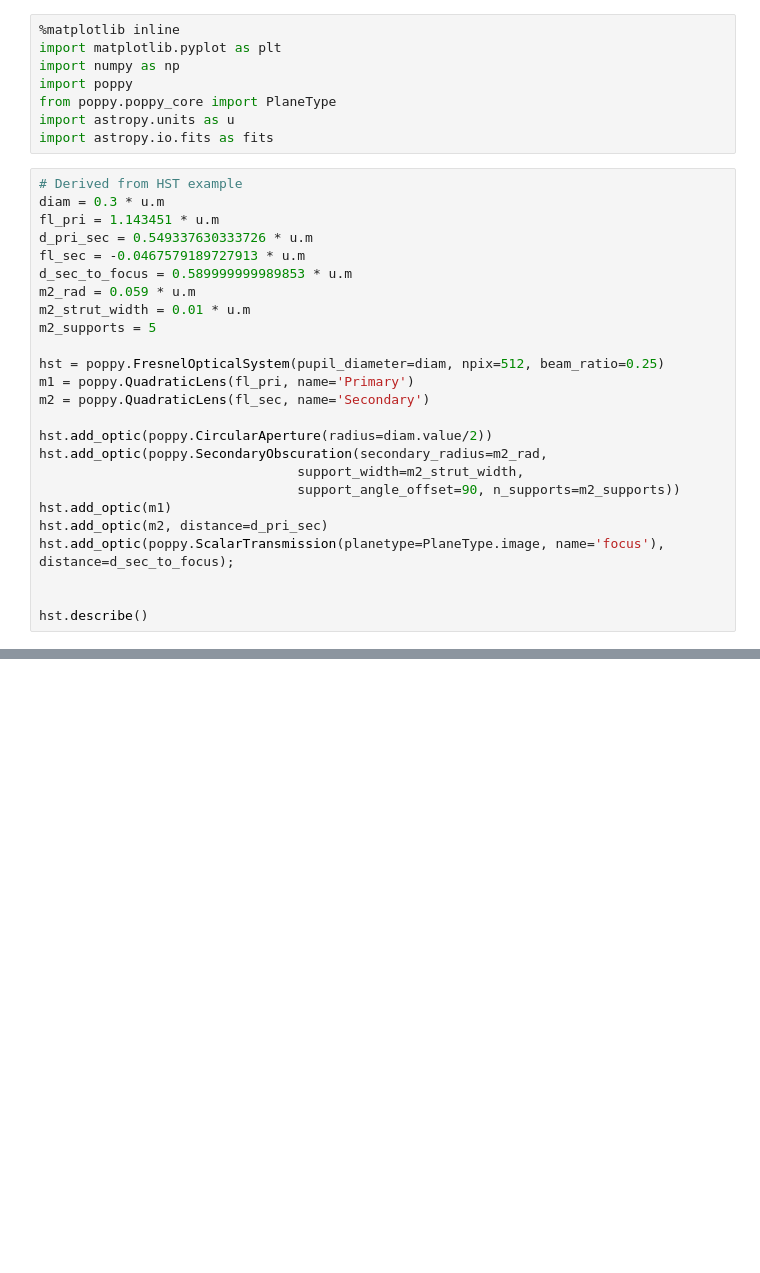
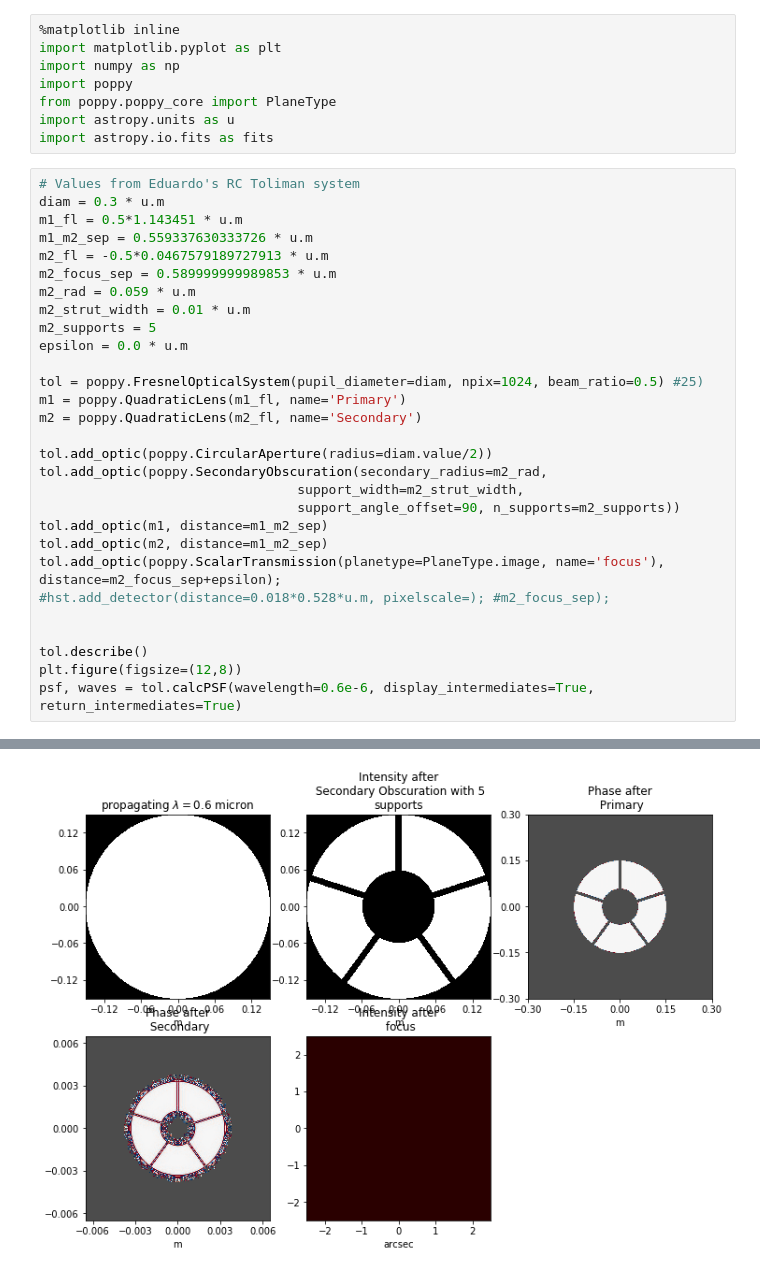
Before and after one commit to benjaminpope/toliman, a Jupyter notebook: hst_fresnel_toliman.ipynb, the cells around one changed output, grey strips where cells are left out. Cells and saved outputs as stored; diff of their text form; blank space fills up the shorter version.

```diff
--- a/hst_fresnel_toliman.ipynb
+++ b/hst_fresnel_toliman.ipynb
@@ -7,29 +11,33 @@ from poppy.poppy_core import PlaneType
 import astropy.units as u
 import astropy.io.fits as fits
 # %%
-# Derived from HST example
+# Values from Eduardo's RC Toliman system
 diam = 0.3 * u.m
-fl_pri = 1.143451 * u.m
-d_pri_sec = 0.549337630333726 * u.m
-fl_sec = -0.0467579189727913 * u.m
-d_sec_to_focus = 0.589999999989853 * u.m
+m1_fl = 0.5*1.143451 * u.m
+m1_m2_sep = 0.559337630333726 * u.m
+m2_fl = -0.5*0.0467579189727913 * u.m
+m2_focus_sep = 0.589999999989853 * u.m
 m2_rad = 0.059 * u.m
 m2_strut_width = 0.01 * u.m
 m2_supports = 5
+epsilon = 0.0 * u.m
 
-hst = poppy.FresnelOpticalSystem(pupil_diameter=diam, npix=512, beam_ratio=0.25)
-m1 = poppy.QuadraticLens(fl_pri, name='Primary')
-m2 = poppy.QuadraticLens(fl_sec, name='Secondary')
+tol = poppy.FresnelOpticalSystem(pupil_diameter=diam, npix=1024, beam_ratio=0.5) #25)
+m1 = poppy.QuadraticLens(m1_fl, name='Primary')
+m2 = poppy.QuadraticLens(m2_fl, name='Secondary')
 
-hst.add_optic(poppy.CircularAperture(radius=diam.value/2))
-hst.add_optic(poppy.SecondaryObscuration(secondary_radius=m2_rad,
+tol.add_optic(poppy.CircularAperture(radius=diam.value/2))
+tol.add_optic(poppy.SecondaryObscuration(secondary_radius=m2_rad,
                                  support_width=m2_strut_width,
                                  support_angle_offset=90, n_supports=m2_supports))
-hst.add_optic(m1)
-hst.add_optic(m2, distance=d_pri_sec)
-hst.add_optic(poppy.ScalarTransmission(planetype=PlaneType.image, name='focus'), distance=d_sec_to_focus);
+tol.add_optic(m1, distance=m1_m2_sep)
+tol.add_optic(m2, distance=m1_m2_sep)
+tol.add_optic(poppy.ScalarTransmission(planetype=PlaneType.image, name='focus'), distance=m2_focus_sep+epsilon);
+#hst.add_detector(distance=0.018*0.528*u.m, pixelscale=); #m2_focus_sep);
 
 
-hst.describe()
+tol.describe()
+plt.figure(figsize=(12,8))
+psf, waves = tol.calcPSF(wavelength=0.6e-6, display_intermediates=True, return_intermediates=True)
 # %% [output]
 <poppy.fresnel.FresnelOpticalSystem object at 0x...>
@@ -42,2 +51,3 @@ hst.describe()
         Propagation distance:  0.589999999989853 m
         Image plane: focus (Analytic)
+[figure, added]
```
Also changed, not shown: parts of 6 cells of this notebook, 4 other files.
